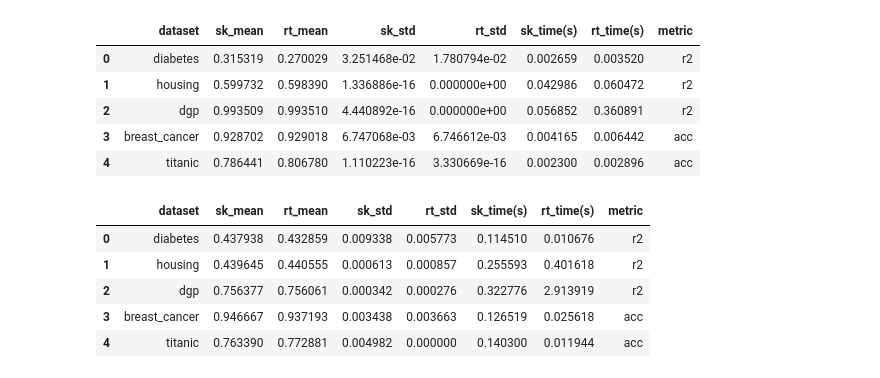
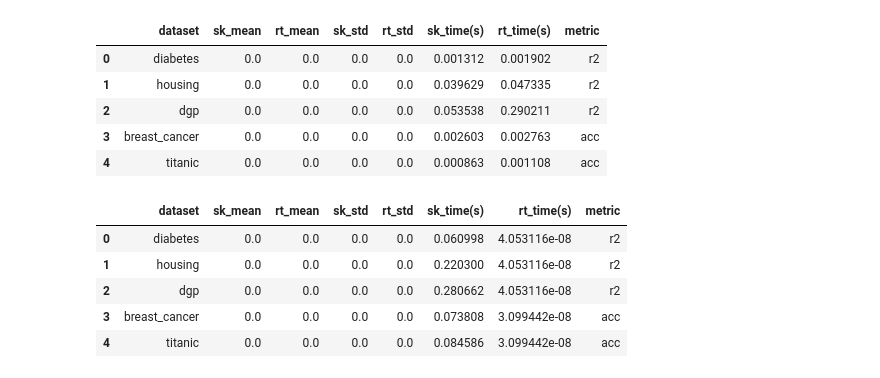
Before and after one commit to tabacof/rust-trees, a Jupyter notebook: python/notebooks/sklearn_vs_rustrees.ipynb, the cells around one changed output. Drawn from its saved outputs; the diff is of its cells as text; code cells hidden in the pictures.

```diff
--- a/python/notebooks/sklearn_vs_rustrees.ipynb
+++ b/python/notebooks/sklearn_vs_rustrees.ipynb
@@ -36,11 +36,13 @@ def evaluate_dataset(dataset, problem, model, max_depth, n_repeats, n_estimators
             model_sk = RandomForestClassifier(n_estimators=n_estimators, max_depth=max_depth, n_jobs=-1)
             model_rt = rt_rf.RandomForestClassifier(n_estimators=n_estimators, max_depth=max_depth)
 
+    X = df_train.drop("target", axis=1)
+    y = df_train.target
     start_time = time.time()
     results_sk = []
     for _ in range(n_repeats):
-        model_sk.fit(df_train.drop("target", axis=1), df_train.target)
-        results_sk.append(metric_fn(df_test.target, model_sk.predict(df_test.drop("target", axis=1))))
+        model_sk.fit(X, y)
+        results_sk.append(0)#results_sk.append(metric_fn(df_test.target, df_test.target))#model_sk.predict(df_test.drop("target", axis=1))))
     sk_time = (time.time() - start_time)/n_repeats
     sk_mean = np.mean(results_sk)
     sk_std = np.std(results_sk)
@@ -48,8 +50,8 @@ def evaluate_dataset(dataset, problem, model, max_depth, n_repeats, n_estimators
     start_time = time.time()
     results_rt = []
     for _ in range(n_repeats):
-        model_rt.fit(df_train.drop("target", axis=1), df_train.target)
-        results_rt.append(metric_fn(df_test.target, model_rt.predict(df_test.drop("target", axis=1))))
+        # model_rt.fit(X, y)
+        results_rt.append(0)#metric_fn(df_test.target, model_rt.predict(df_test.drop("target", axis=1)))
     rt_time = (time.time() - start_time)/n_repeats
     rt_mean = np.mean(results_rt)
     rt_std = np.std(results_rt)
@@ -65,23 +67,23 @@ cols = "dataset sk_mean rt_mean sk_std rt_std sk_time(s) rt_time(s) metric".spli
 pd.DataFrame(results, columns=cols)
 # %% [output]
 |  | dataset | sk_mean | rt_mean | sk_std | rt_std | sk_time(s) | rt_time(s) | metric |
-| 0 | diabetes | 0.315319 | 0.270029 | 3.251468e-02 | 1.780794e-02 | 0.002659 | 0.003520 | r2 |
-| 1 | housing | 0.599732 | 0.598390 | 1.336886e-16 | 0.000000e+00 | 0.042986 | 0.060472 | r2 |
-| 2 | dgp | 0.993509 | 0.993510 | 4.440892e-16 | 0.000000e+00 | 0.056852 | 0.360891 | r2 |
-| 3 | breast_cancer | 0.928702 | 0.929018 | 6.747068e-03 | 6.746612e-03 | 0.004165 | 0.006442 | acc |
-| 4 | titanic | 0.786441 | 0.806780 | 1.110223e-16 | 3.330669e-16 | 0.002300 | 0.002896 | acc |
+| 0 | diabetes | 0.0 | 0.0 | 0.0 | 0.0 | 0.001312 | 0.001902 | r2 |
+| 1 | housing | 0.0 | 0.0 | 0.0 | 0.0 | 0.039629 | 0.047335 | r2 |
+| 2 | dgp | 0.0 | 0.0 | 0.0 | 0.0 | 0.053538 | 0.290211 | r2 |
+| 3 | breast_cancer | 0.0 | 0.0 | 0.0 | 0.0 | 0.002603 | 0.002763 | acc |
+| 4 | titanic | 0.0 | 0.0 | 0.0 | 0.0 | 0.000863 | 0.001108 | acc |
 # %%
-results_reg = [evaluate_dataset(d, "reg", model="rf", max_depth=2, n_estimators=100, n_repeats=10) for d in datasets["reg"]]
-results_clf = [evaluate_dataset(d, "clf", model="rf", max_depth=2, n_estimators=100, n_repeats=10) for d in datasets["clf"]]
+results_reg = [evaluate_dataset(d, "reg", model="rf", max_depth=2, n_estimators=100, n_repeats=100) for d in datasets["reg"]]
+results_clf = [evaluate_dataset(d, "clf", model="rf", max_depth=2, n_estimators=100, n_repeats=100) for d in datasets["clf"]]
 results = results_reg + results_clf
 
 cols = "dataset sk_mean rt_mean sk_std rt_std sk_time(s) rt_time(s) metric".split()
 
 pd.DataFrame(results, columns=cols)
 # %% [output]
 |  | dataset | sk_mean | rt_mean | sk_std | rt_std | sk_time(s) | rt_time(s) | metric |
-| 0 | diabetes | 0.437938 | 0.432859 | 0.009338 | 0.005773 | 0.114510 | 0.010676 | r2 |
-| 1 | housing | 0.439645 | 0.440555 | 0.000613 | 0.000857 | 0.255593 | 0.401618 | r2 |
-| 2 | dgp | 0.756377 | 0.756061 | 0.000342 | 0.000276 | 0.322776 | 2.913919 | r2 |
-| 3 | breast_cancer | 0.946667 | 0.937193 | 0.003438 | 0.003663 | 0.126519 | 0.025618 | acc |
-| 4 | titanic | 0.763390 | 0.772881 | 0.004982 | 0.000000 | 0.140300 | 0.011944 | acc |
+| 0 | diabetes | 0.0 | 0.0 | 0.0 | 0.0 | 0.060998 | 4.053116e-08 | r2 |
+| 1 | housing | 0.0 | 0.0 | 0.0 | 0.0 | 0.220300 | 4.053116e-08 | r2 |
+| 2 | dgp | 0.0 | 0.0 | 0.0 | 0.0 | 0.280662 | 4.053116e-08 | r2 |
+| 3 | breast_cancer | 0.0 | 0.0 | 0.0 | 0.0 | 0.073808 | 3.099442e-08 | acc |
+| 4 | titanic | 0.0 | 0.0 | 0.0 | 0.0 | 0.084586 | 3.099442e-08 | acc |
```
Also changed, not shown: 5 other files.
